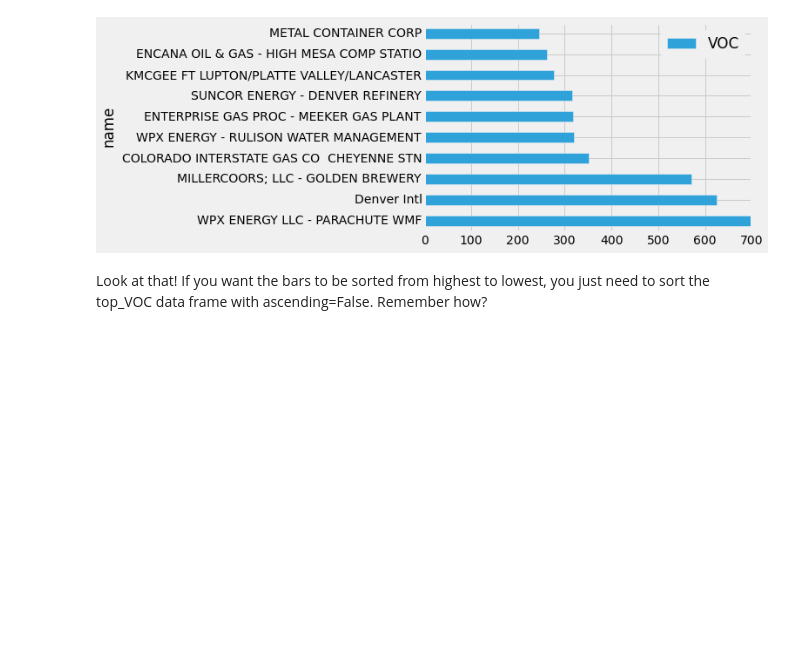
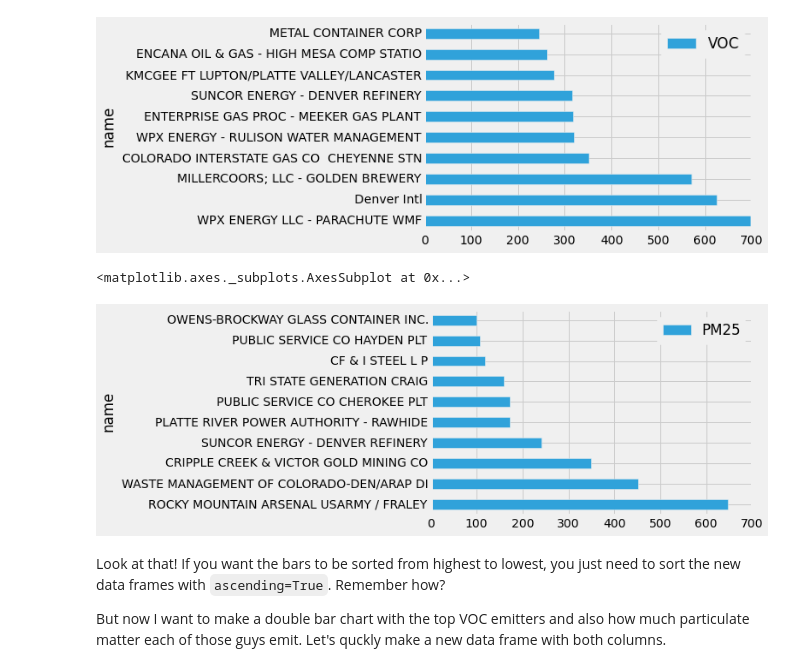
Before and after one commit to robroc/nicar16-visualizing-data-python, a Jupyter notebook: Visualizing data with Python - NICAR16.ipynb, the cells around one changed output. Drawn from its saved outputs; the diff is of its cells as text; code cells hidden in the pictures; blank space fills up the shorter version.

```diff
--- a/Visualizing data with Python - NICAR16.ipynb
+++ b/Visualizing data with Python - NICAR16.ipynb
@@ -247,5 +248,13 @@ top_VOC.plot(kind="barh")
 # %% [output]
 <matplotlib.axes._subplots.AxesSubplot at 0x...>
 [figure]
+# %%
+top_PM25 = top_PM25.set_index("name")
+top_PM25.plot(kind="barh")
+# %% [output]
+<matplotlib.axes._subplots.AxesSubplot at 0x...>
+[figure, added]
 # %% [markdown]
-Look at that! If you want the bars to be sorted from highest to lowest, you just need to sort the top_VOC data frame with ascending=False. Remember how?
+Look at that! If you want the bars to be sorted from highest to lowest, you just need to sort the new data frames with `ascending=True`. Remember how?
+
+But now I want to make a double bar chart with the top VOC emitters and also how much particulate matter each of those guys emit. Let's quckly make a new data frame with both columns.
```
Also changed, not shown: parts of 7 cells of this notebook, 1 other file.
